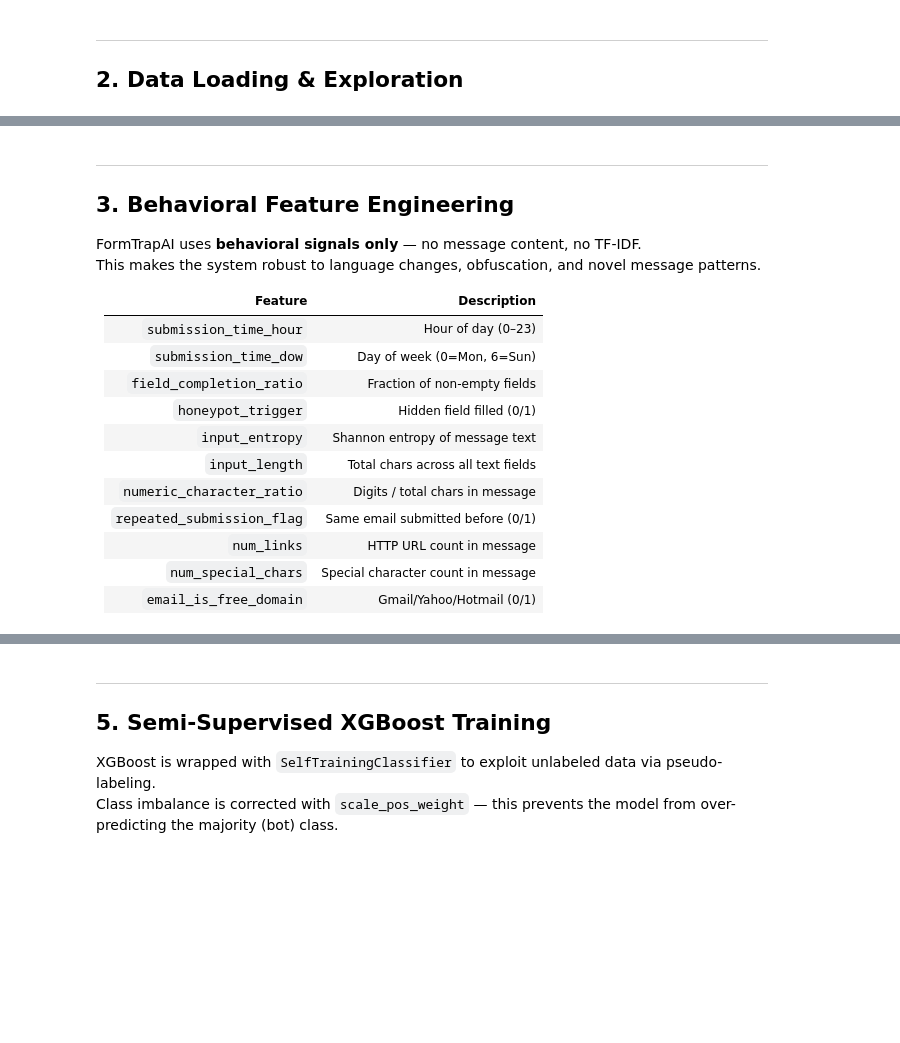
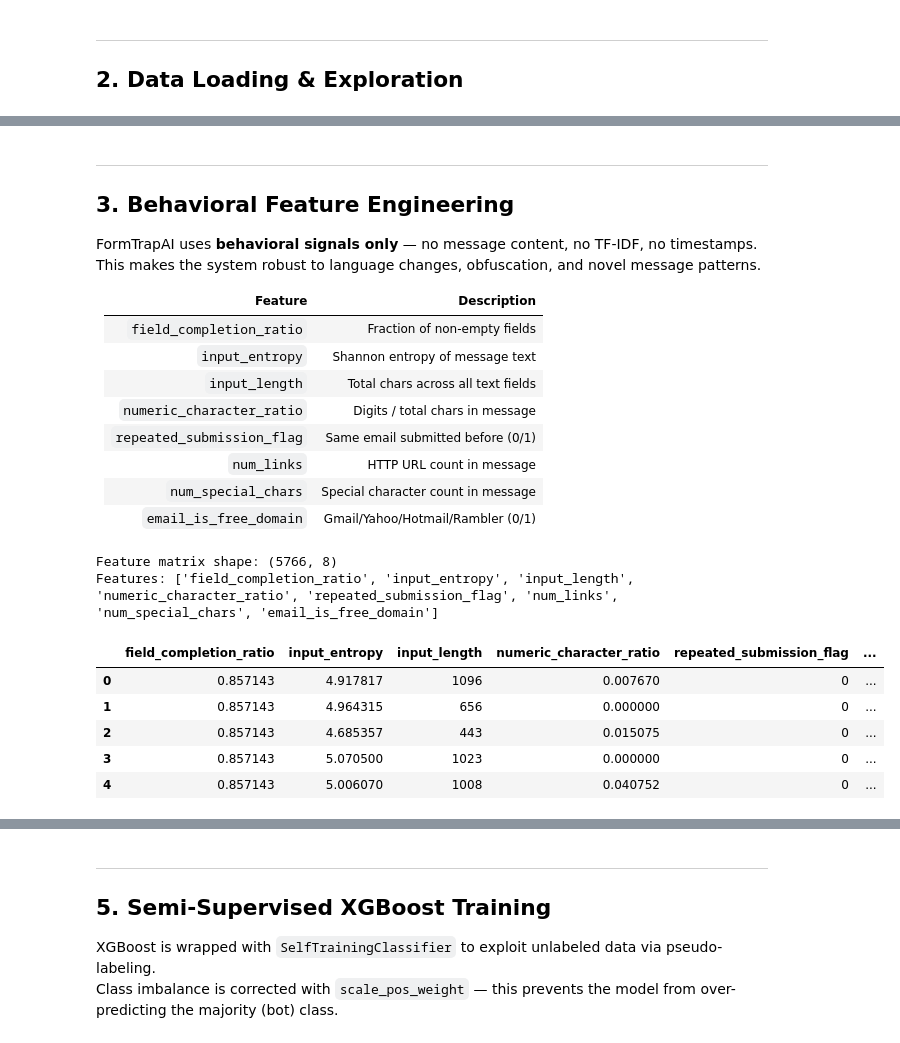
Before and after one commit to iamahnaf/Testing_model, a Jupyter notebook: Code/FormTrapAI.ipynb, the cells around one changed output, grey strips where cells are left out. Cells and saved outputs as stored; diff of their text form; code cells hidden in the pictures; blank space fills up the shorter version.

```diff
--- a/Code/FormTrapAI.ipynb
+++ b/Code/FormTrapAI.ipynb
@@ -82,0 +98,20 @@ print(f'  Bot ratio: {counts.get(1,0)/len(df)*100:.1f}%')
+# %%
+# Ground-truth label proxy using URL count in message
+# The original URL-honeypot column is no longer present in the dataset.
+# Proxy strategy (behaviorally grounded):
+#   - >= 2 URLs in message → Bot (1)   [spam always embeds multiple links]
+#   - 0 URLs in message   → Human (0)  [legitimate submissions rarely have links]
+#   - 1 URL in message    → Uncertain (-1) [ambiguous — left for semi-supervised]
+df['_num_links_raw'] = df['Message'].fillna('').str.count('http')
+
+df['isBot'] = -1
+df.loc[df['_num_links_raw'] >= 2, 'isBot'] = 1
+df.loc[df['_num_links_raw'] == 0, 'isBot'] = 0
+
+counts = df['isBot'].value_counts()
+print('Label distribution:')
+print(f'  Human     (0):  {counts.get(0, 0):,}')
+print(f'  Bot       (1):  {counts.get(1, 0):,}')
+print(f'  Uncertain (-1): {counts.get(-1, 0):,}')
+print(f'\nBot ratio among high-confidence rows: '
+      f'{counts.get(1,0) / (counts.get(0,0)+counts.get(1,0))*100:.1f}%')
@@ -104,22 +148,19 @@ plt.show()
 ---
 ## 3. Behavioral Feature Engineering
 
-FormTrapAI uses **behavioral signals only** — no message content, no TF-IDF.
+FormTrapAI uses **behavioral signals only** — no message content, no TF-IDF, no timestamps.
 This makes the system robust to language changes, obfuscation, and novel message patterns.
 
 | Feature | Description |
 |---|---|
-| `submission_time_hour` | Hour of day (0–23) |
-| `submission_time_dow` | Day of week (0=Mon, 6=Sun) |
 | `field_completion_ratio` | Fraction of non-empty fields |
-| `honeypot_trigger` | Hidden field filled (0/1) |
 | `input_entropy` | Shannon entropy of message text |
 | `input_length` | Total chars across all text fields |
 | `numeric_character_ratio` | Digits / total chars in message |
 | `repeated_submission_flag` | Same email submitted before (0/1) |
 | `num_links` | HTTP URL count in message |
 | `num_special_chars` | Special character count in message |
-| `email_is_free_domain` | Gmail/Yahoo/Hotmail (0/1) |
+| `email_is_free_domain` | Gmail/Yahoo/Hotmail/Rambler (0/1) |
 # %%
 def shannon_entropy(text):
     """Compute Shannon entropy of a string."""
@@ -133,32 +174,25 @@ def shannon_entropy(text):
 def extract_behavioral_features(df):
     feat = pd.DataFrame(index=df.index)
 
-    # --- Temporal features ---
-    ts = pd.to_datetime(df['Timestamp'], errors='coerce')
-    feat['submission_time_hour'] = ts.dt.hour.fillna(-1).astype(int)
-    feat['submission_time_dow']  = ts.dt.dayofweek.fillna(-1).astype(int)
-
-    # --- Text fields (filled as empty string for computation) ---
-    msg   = df['Message'].fillna('').astype(str)
-    email = df['Email'].fillna('').astype(str)
-    phone = df['Phone Number'].fillna('').astype(str)
-    fname = df['First name'].fillna('').astype(str)
-    lname = df['Last name'].fillna('').astype(str)
-    subj  = df['Subject'].fillna('').astype(str)
+    # --- Text fields ---
+    msg   = df['Message'].fillna('').astype(str)      if 'Message'      in df.columns else pd.Series('', index=df.index)
+    email = df['Email'].fillna('').astype(str)         if 'Email'        in df.columns else pd.Series('', index=df.index)
+    phone = df['Phone Number'].fillna('').astype(str)  if 'Phone Number' in df.columns else pd.Series('', index=df.index)
+    fname = df['First name'].fillna('').astype(str)    if 'First name'   in df.columns else pd.Series('', index=df.index)
+    lname = df['Last name'].fillna('').astype(str)     if 'Last name'    in df.columns else pd.Series('', index=df.index)
+    subj  = df['Subject'].fillna('').astype(str)       if 'Subject'      in df.columns else pd.Series('', index=df.index)
+    mname = df['Middle name'].fillna('').astype(str)   if 'Middle name'  in df.columns else pd.Series('', index=df.index)
 
     all_text = msg + email + phone + fname + lname + subj
 
     # --- Field completion ratio ---
-    text_cols = ['First name', 'Last name', 'Email', 'Phone Number',
-                 'Subject', 'Message', 'Middle name']
+    text_cols = [c for c in ['First name', 'Last name', 'Email', 'Phone Number',
+                              'Subject', 'Message', 'Middle name'] if c in df.columns]
     filled = df[text_cols].notna() & (df[text_cols].astype(str).apply(
         lambda col: col.str.strip()) != '')
-    feat['field_completion_ratio'] = filled.sum(axis=1) / len(text_cols)
+    feat['field_completion_ratio'] = filled.sum(axis=1) / max(len(text_cols), 1)
 
-    # --- Honeypot trigger ---
-    feat['honeypot_trigger'] = df['URL-honeypot'].notna().astype(int)
-
-    # --- Input entropy (on message) ---
+    # --- Input entropy (Shannon entropy of message) ---
     feat['input_entropy'] = msg.apply(shannon_entropy)
 
     # --- Input length (all text combined) ---
@@ -167,41 +201,49 @@ def extract_behavioral_features(df):
     # --- Numeric character ratio (digits in message) ---
     def numeric_ratio(text):
         text = str(text)
-        if len(text) == 0:
-            return 0.0
-        return sum(c.isdigit() for c in text) / len(text)
+        return sum(c.isdigit() for c in text) / len(text) if text else 0.0
     feat['numeric_character_ratio'] = msg.apply(numeric_ratio)
 
-    # --- Repeated submission flag (duplicate email) ---
+    # --- Repeated submission flag (duplicate email seen earlier) ---
     seen = set()
     repeated = []
     for e in email:
         e_lower = e.strip().lower()
         if e_lower and e_lower in seen:
             repeated.append(1)
         else:
             repeated.append(0)
             if e_lower:
                 seen.add(e_lower)
     feat['repeated_submission_flag'] = repeated
 
-    # --- Number of links in message ---
+    # --- Number of HTTP links in message ---
     feat['num_links'] = msg.str.lower().str.count('http')
 
     # --- Special characters in message ---
     feat['num_special_chars'] = msg.str.count(r'[!@#$%^&*()]')
 
-    # --- Free email domain ---
-    free_domains = ['gmail', 'yahoo', 'hotmail', 'outlook', 'mail.ru', 'yandex']
+    # --- Free/suspicious email domain ---
+    free_domains = ['gmail', 'yahoo', 'hotmail', 'outlook', 'mail.ru', 'yandex', 'rambler']
     feat['email_is_free_domain'] = email.apply(
         lambda e: int(any(d in e.lower() for d in free_domains))
     )
 
     return feat
 
 features_df = extract_behavioral_features(df)
 print(f'Feature matrix shape: {features_df.shape}')
+print('Features:', features_df.columns.tolist())
 features_df.head()
+# %% [output]
+Feature matrix shape: (5766, 8)
+Features: ['field_completion_ratio', 'input_entropy', 'input_length', 'numeric_character_ratio', 'repeated_submission_flag', 'num_links', 'num_special_chars', 'email_is_free_domain']
+|  | field_completion_ratio | input_entropy | input_length | numeric_character_ratio | repeated_submission_flag | ... |
+| 0 | 0.857143 | 4.917817 | 1096 | 0.007670 | 0 | ... |
+| 1 | 0.857143 | 4.964315 | 656 | 0.000000 | 0 | ... |
+| 2 | 0.857143 | 4.685357 | 443 | 0.015075 | 0 | ... |
+| 3 | 0.857143 | 5.070500 | 1023 | 0.000000 | 0 | ... |
+| 4 | 0.857143 | 5.006070 | 1008 | 0.040752 | 0 | ... |
 # %%
 # Feature statistics
 features_df.describe().round(3)
```
Also changed, not shown: parts of 30 cells of this notebook.
